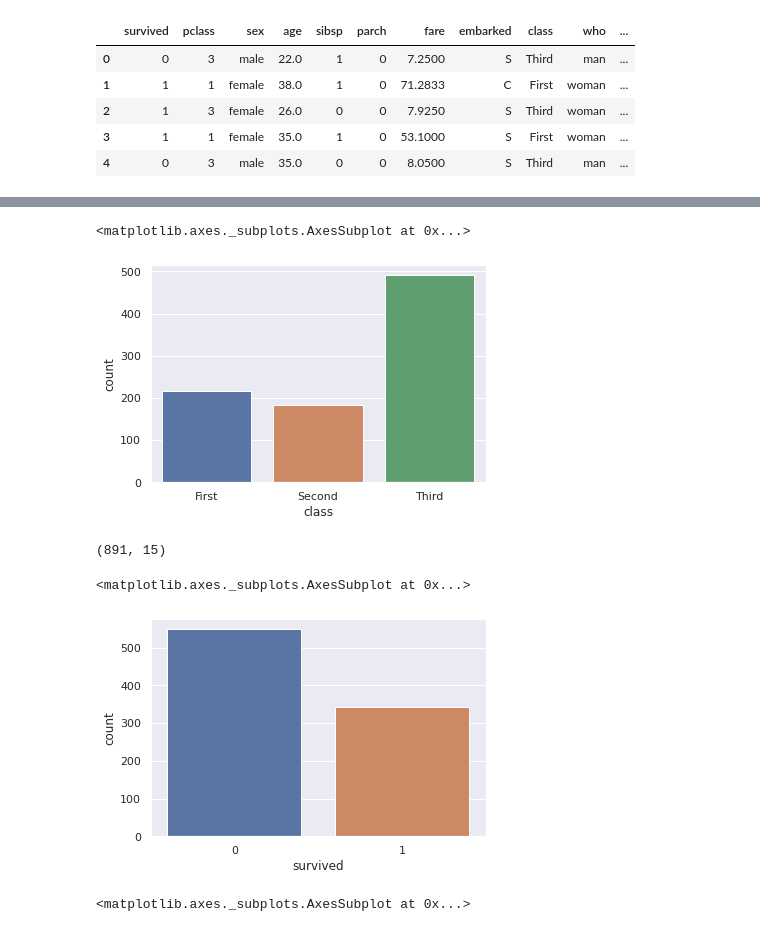
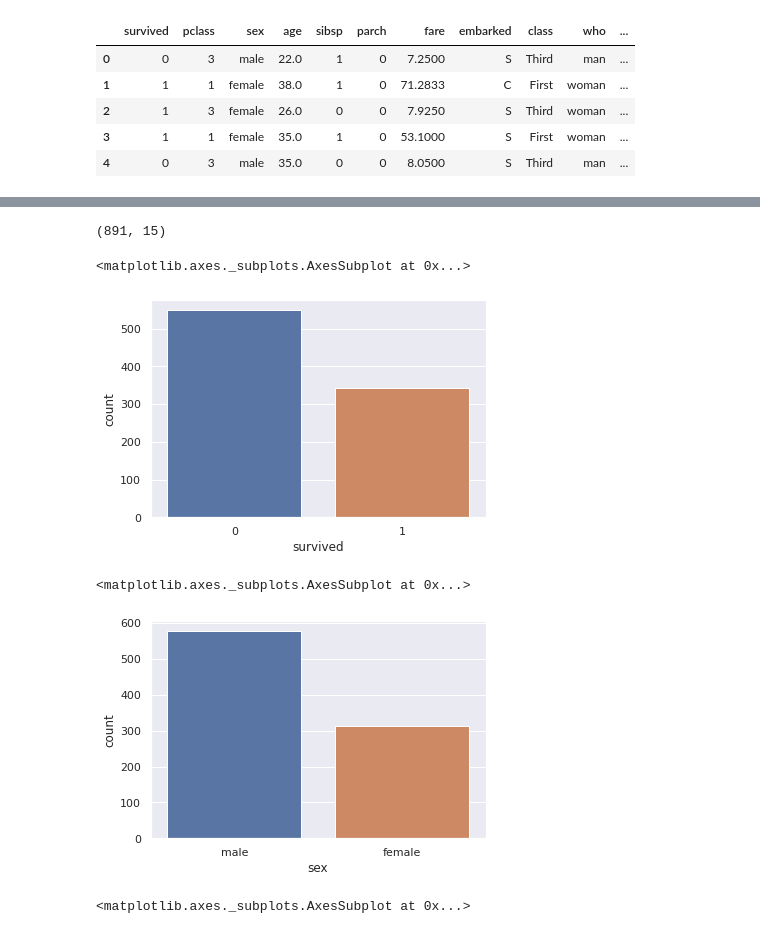
Before and after one commit to Malikumair786/Machine_Learning, a Jupyter notebook: Libraries_In_Python.ipynb, the cells around one changed output, grey strips where cells are left out. Saved outputs shown, nothing was run; the diff lists cells and outputs as text; code cells hidden in the pictures.

```diff
--- a/Libraries_In_Python.ipynb
+++ b/Libraries_In_Python.ipynb
@@ -1041,15 +1053,16 @@ count plot
+# %%
+# t check the no of rows and column in dataset
+titanic.shape
+# %% [output]
+(891, 15)
 # %%
-sns.countplot(x='class',data=titanic)
+sns.countplot(x = 'survived' , data = titanic)
 # %% [output]
 <matplotlib.axes._subplots.AxesSubplot at 0x...>
-[figure, old version]
+[figure, new version]
-# %%
-titanic.shape
-# %% [output]
-(891, 15)
 # %%
-sns.countplot(x='survived',data=titanic)
+sns.countplot(x = 'sex', data = titanic)
 # %% [output]
 <matplotlib.axes._subplots.AxesSubplot at 0x...>
-[figure, old version]
+[figure, new version]
 # %%
```
Also changed, not shown: parts of 23 cells of this notebook.
